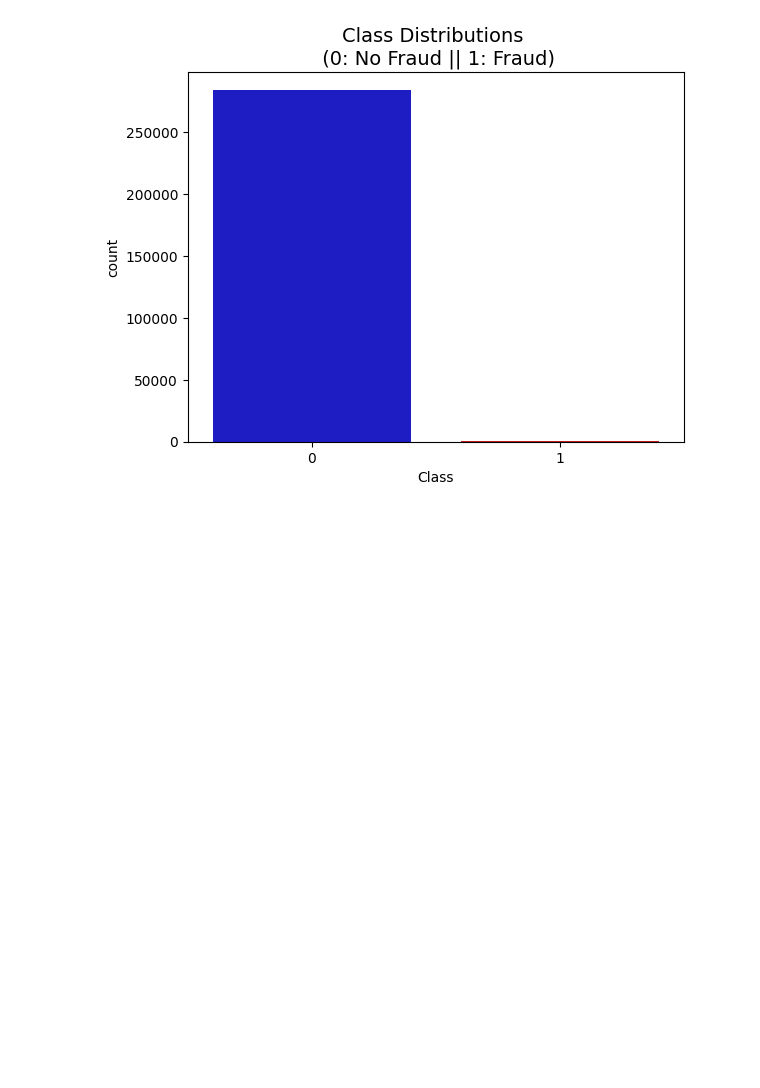
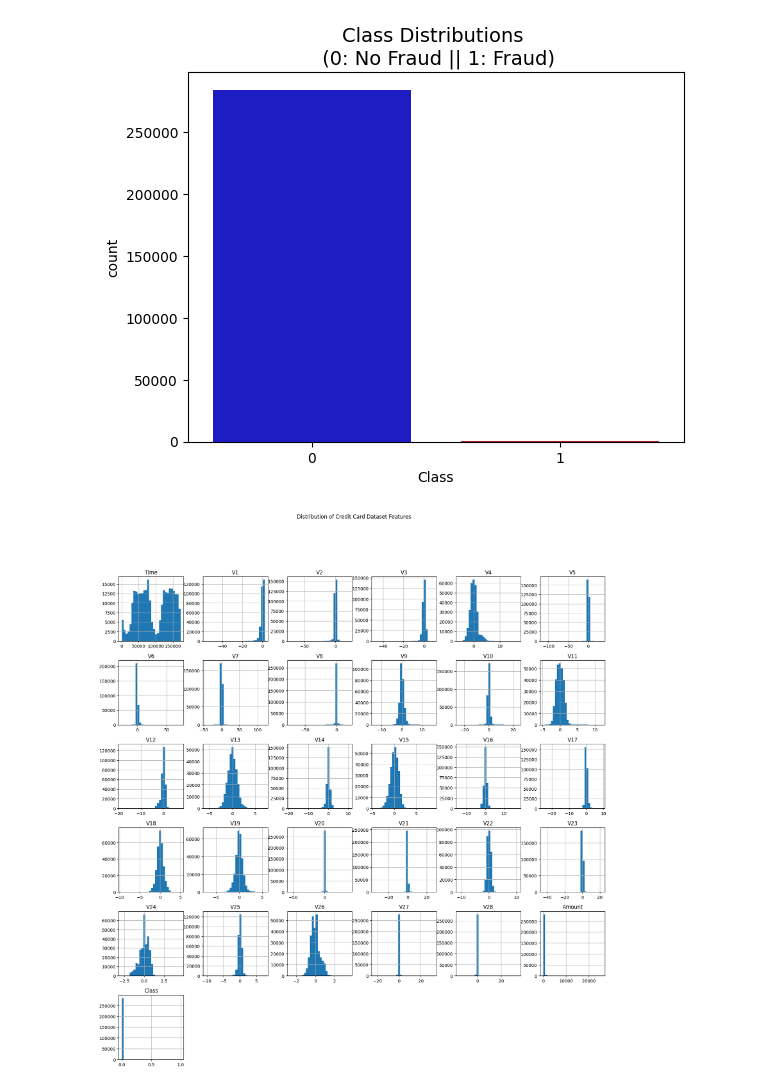
Before and after one commit to KrisDA-1/ML.Fraud_Detection, a Jupyter notebook: ML_FinalAssessment.ipynb, the cells around one changed output. Drawn from its saved outputs; the diff is of its cells as text; code cells hidden in the pictures; blank space fills up the shorter version.

```diff
--- a/ML_FinalAssessment.ipynb
+++ b/ML_FinalAssessment.ipynb
@@ -206,3 +214,11 @@ Passing `palette` without assigning `hue` is deprecated and will be removed in v
   sns.countplot(x='Class', data=df, palette=colors)
 Text(0.5, 1.0, 'Class Distributions \n (0: No Fraud || 1: Fraud)')
 [figure]
+# %%
+#Distribution of credit card features
+###R///Fraud transaction typically show high magnitude deviations from normal clusters.
+df.hist(figsize=(20, 20), bins=30)
+plt.suptitle("Distribution of Credit Card Dataset Features")
+plt.show()
+# %% [output]
+[figure, added]
```
Also changed, not shown: parts of 13 cells of this notebook.
